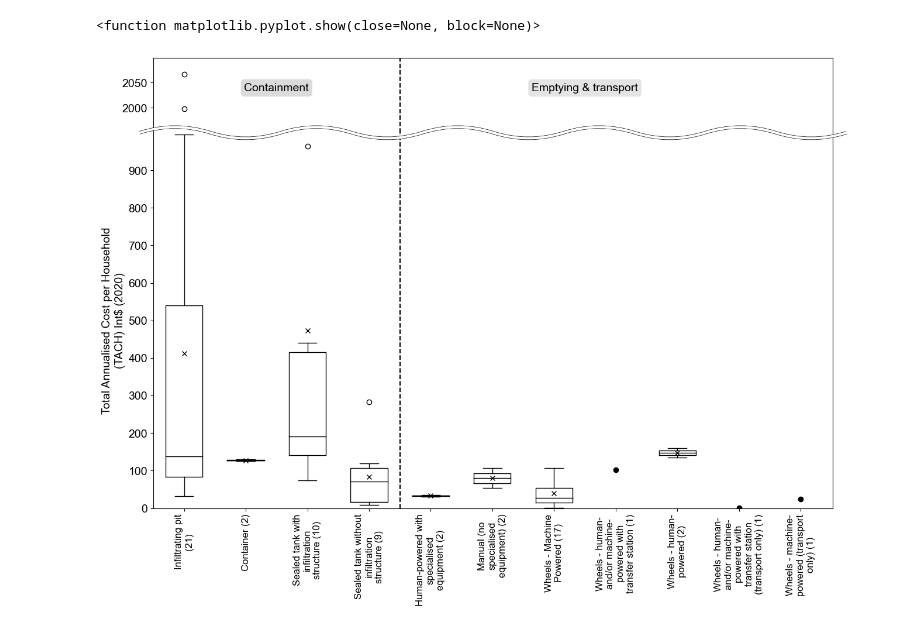
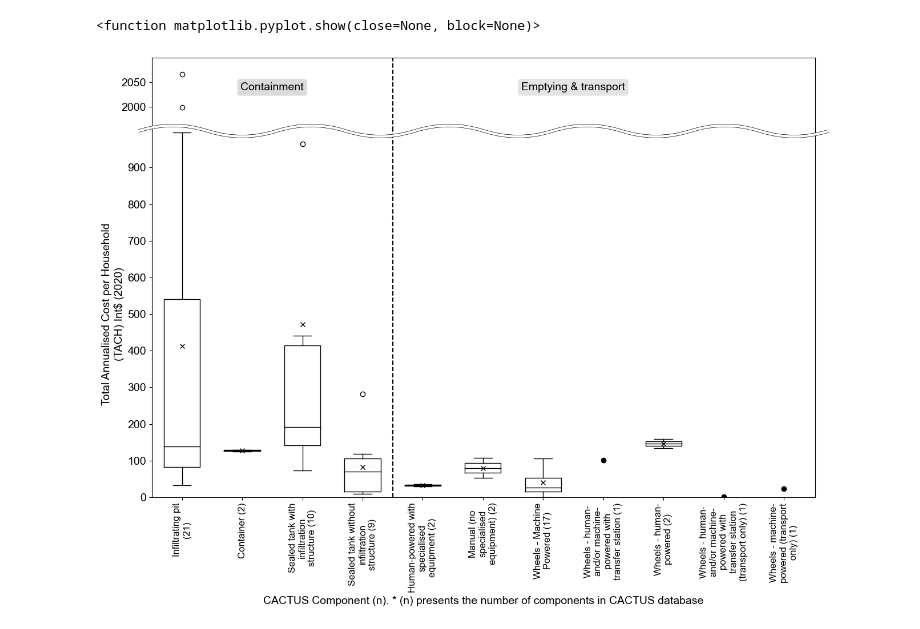
Before and after one commit to JinIgarashi/cactus-narok-figures, a Jupyter notebook: Figure3 FSM Component compare.ipynb, the cells around one changed output. Drawn from its saved outputs; the diff is of its cells as text; code cells hidden in the pictures.

```diff
--- a/Figure3 FSM Component compare.ipynb
+++ b/Figure3 FSM Component compare.ipynb
@@ -16,8 +16,8 @@ plt.rcParams['font.sans-serif'] = "Arial"
 plt.rcParams['font.family'] = "sans-serif"
 plt.rcParams['font.size'] = 14
 
-title = 'The comparison for each component of fecal sludge management at the CACTUS database',
-xlabel = 'Component',
+title = 'The comparison for each component of fecal sludge management at the CACTUS database'
+xlabel = 'CACTUS Component (n). * (n) presents the number of components in CACTUS database'
 ylabel = 'Total Annualised Cost per Household\n(TACH) Int$ (2020)'
 # %%
 fig, axs = plt.subplots(nrows=2, figsize=(15, 10), sharex='col', gridspec_kw={'height_ratios': (0.2,1)} )
@@ -78,31 +78,32 @@ d2 = 0.03 # ニョロ波の高さ
 wn = 21   # ニョロ波の数（奇数値を指定）
 
 pp = (0,d2,0,-d2)
 px = np.linspace(-d1,1+d1,wn)
 py = np.array([1+pp[i%4] for i in range(0,wn)])
 p = Path(list(zip(px,py)), [Path.MOVETO]+[Path.CURVE3]*(wn-1))
 
 line1 = mpatches.PathPatch(p, lw=4, edgecolor='black',
                           facecolor='None', clip_on=False,
                           transform=axs[1].transAxes, zorder=10)
 
 line2 = mpatches.PathPatch(p,lw=3, edgecolor='white',
                            facecolor='None', clip_on=False,
                            transform=axs[1].transAxes, zorder=10,
                            capstyle='round')
 
 a = axs[1].add_patch(line1)
 a = axs[1].add_patch(line2)
 
 axs[1].set_ylabel(ylabel, fontsize=14)
+axs[1].set_xlabel(xlabel, fontsize=14)
 
 axs[0].text(2.5, 2050, 'Containment', fontsize=14, ha='center', va='top', bbox=dict(facecolor='lightgray', edgecolor='none', alpha=0.8, boxstyle='round'))
 axs[0].text(7.5, 2050, 'Emptying & transport', fontsize=14, ha='center', va='top', bbox=dict(facecolor='lightgray', edgecolor='none', alpha=0.6, boxstyle='round'))
 
 
 plt.savefig(file_path, format="pdf", dpi=dpi, transparent=True, bbox_inches='tight')
 plt.savefig(f"{file_path}.png", format="png", dpi=dpi, transparent=True, bbox_inches='tight')
 plt.show
 # %% [output]
 <function matplotlib.pyplot.show(close=None, block=None)>
-[figure, old version]
+[figure, new version]
```
Also changed, not shown: 11 other files.
